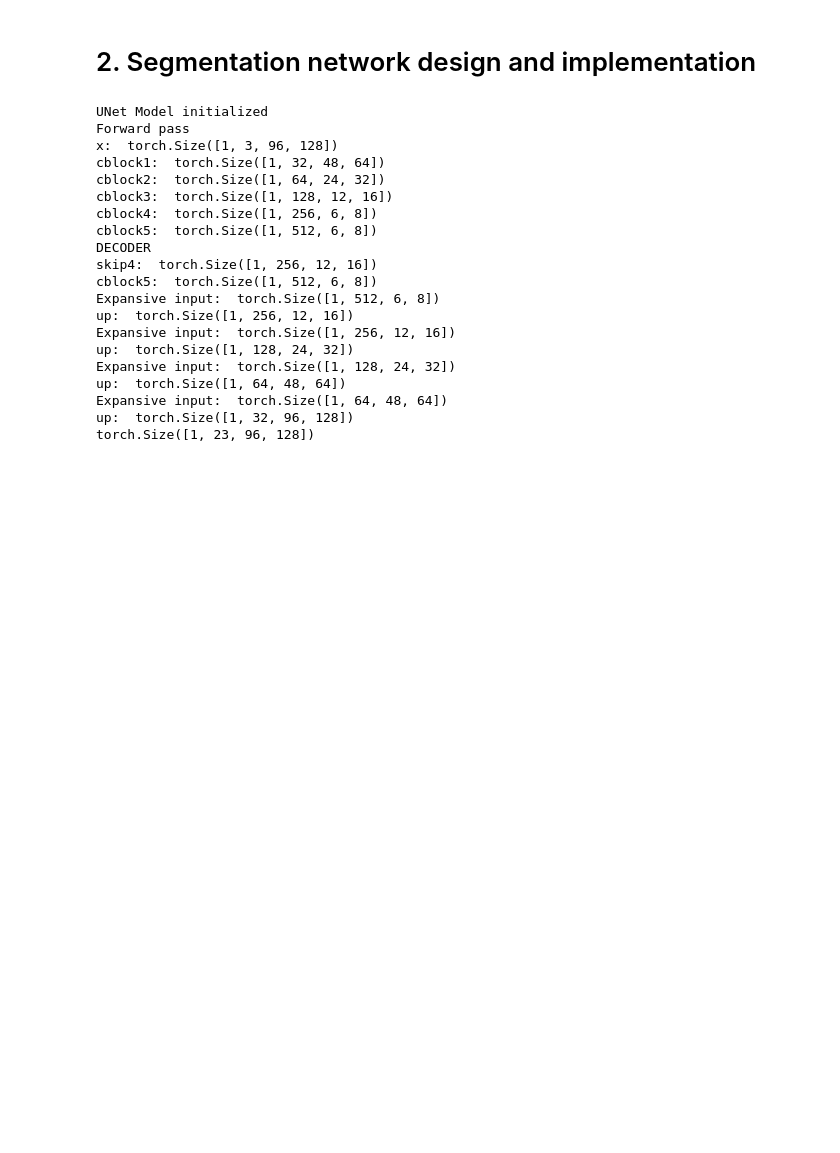
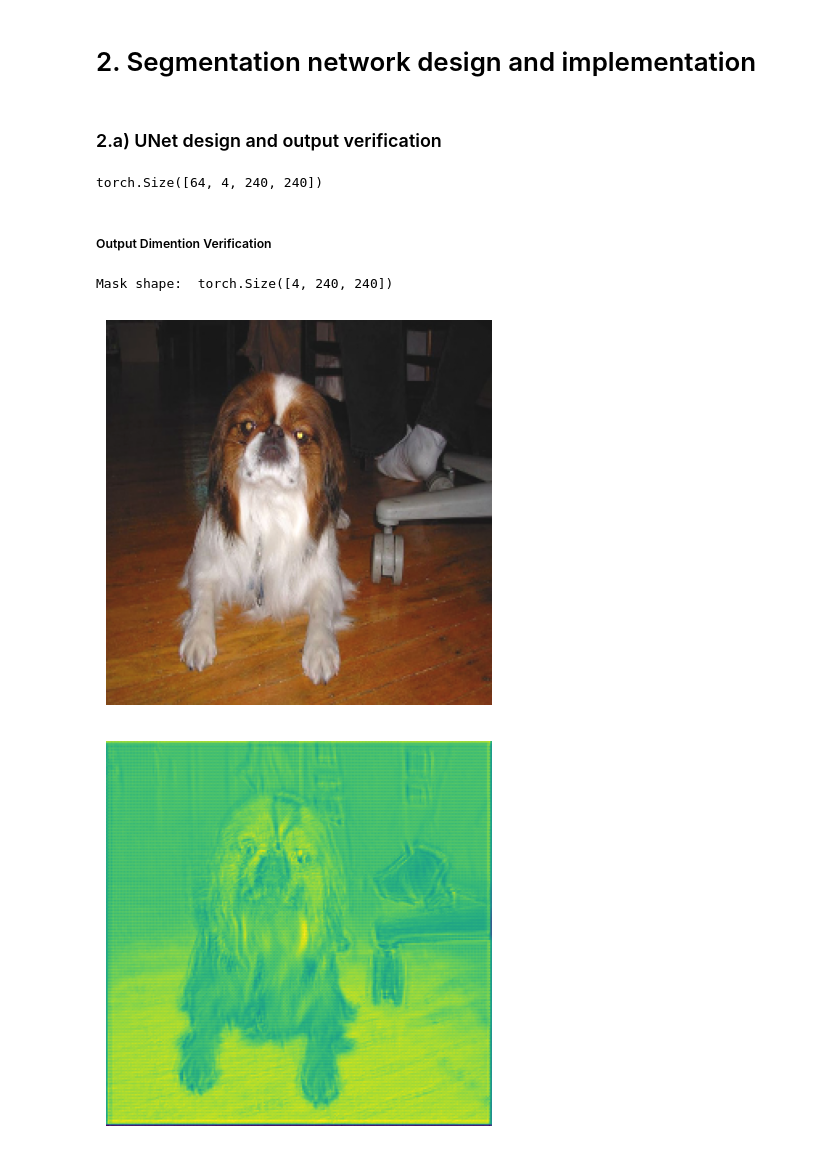
Before and after one commit to JorgeIvanJH/U-Net-Segmentation, a Jupyter notebook: notebook_jorge.ipynb, the cells around one changed output. Cells and saved outputs as stored; diff of their text form; code cells hidden in the pictures; blank space fills up the shorter version.

```diff
--- a/notebook_jorge.ipynb
+++ b/notebook_jorge.ipynb
@@ -231,26 +115,22 @@ class UNet(nn.Module):
+# %% [markdown]
+### 2.a) UNet design and output verification
 # %%
-model = UNet(input_channels=3, n_filters=32, n_classes=23)
-x = torch.randn(1, 3, 96, 128)  # Example input (batch size=1)
-output = model(x)
+from model import UNet
+
+model = UNet(input_channels=3, n_filters=64,  n_classes=4)
+output = model(images)
 print(output.shape)  # Expected: (1, 23, 96, 128)
 # %% [output]
-UNet Model initialized
-Forward pass
-x:  torch.Size([1, 3, 96, 128])
-cblock1:  torch.Size([1, 32, 48, 64])
-cblock2:  torch.Size([1, 64, 24, 32])
-cblock3:  torch.Size([1, 128, 12, 16])
-cblock4:  torch.Size([1, 256, 6, 8])
-cblock5:  torch.Size([1, 512, 6, 8])
-DECODER
-skip4:  torch.Size([1, 256, 12, 16])
-cblock5:  torch.Size([1, 512, 6, 8])
-Expansive input:  torch.Size([1, 512, 6, 8])
-up:  torch.Size([1, 256, 12, 16])
-Expansive input:  torch.Size([1, 256, 12, 16])
-up:  torch.Size([1, 128, 24, 32])
-Expansive input:  torch.Size([1, 128, 24, 32])
-up:  torch.Size([1, 64, 48, 64])
-Expansive input:  torch.Size([1, 64, 48, 64])
-up:  torch.Size([1, 32, 96, 128])
-torch.Size([1, 23, 96, 128])
+torch.Size([64, 4, 240, 240])
+# %% [markdown]
+##### Output Dimention Verification
+# %%
+print("Mask shape: ",output[N].shape)
+visualize(images[N].permute(1, 2, 0).detach().numpy())
+visualize(output[N][0].detach().numpy())
+visualize(output[N][1].detach().numpy())
+visualize(output[N][2].detach().numpy())
+# %% [output]
+Mask shape:  torch.Size([4, 240, 240])
+[figure, added]
+[figure, added]
```
Also changed, not shown: parts of 7 cells of this notebook, 2 other files.
